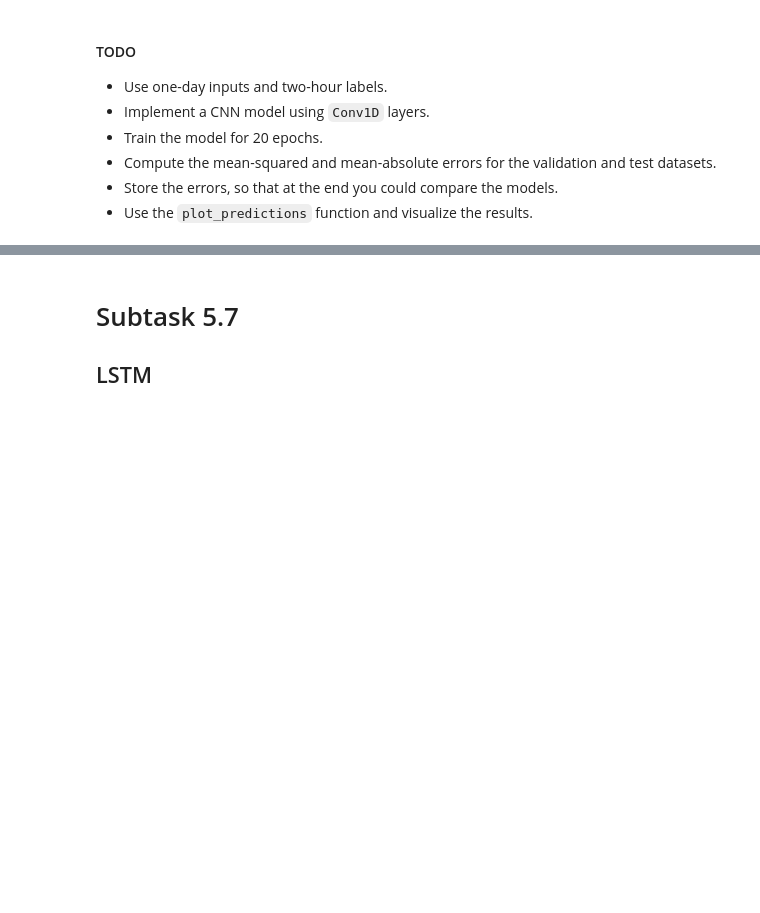
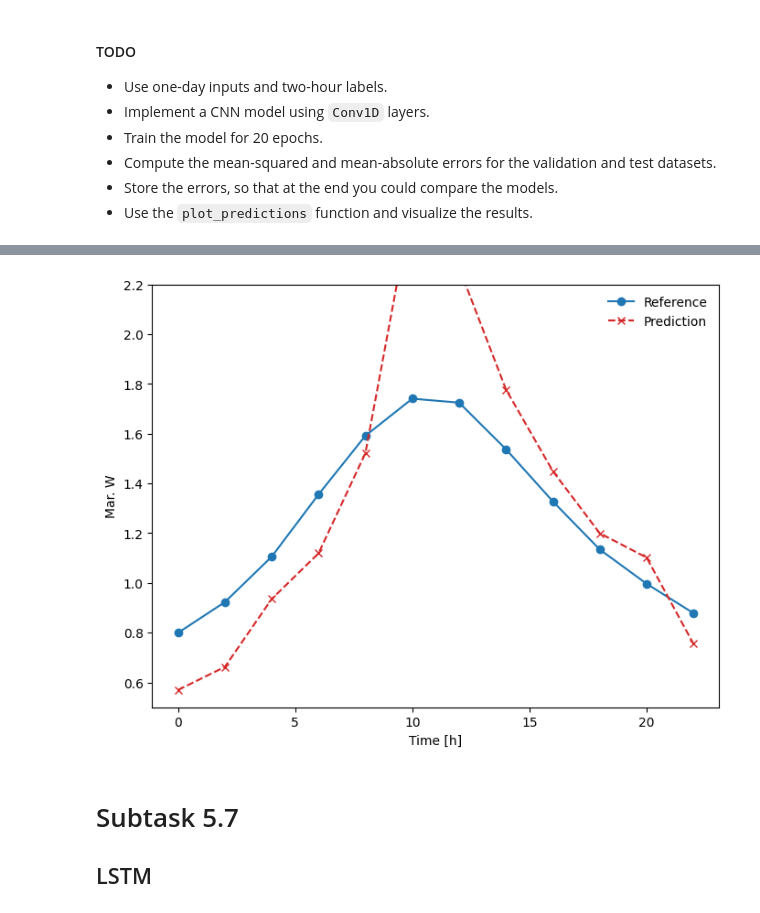
Before and after one commit to fehimecapar/DeepLearning, a Jupyter notebook: Task_05.ipynb, the cells around one changed output, grey strips where cells are left out. Cells and saved outputs as stored; diff of their text form; code cells hidden in the pictures; blank space fills up the shorter version.

```diff
--- a/Task_05.ipynb
+++ b/Task_05.ipynb
@@ -420,0 +574,22 @@ Note the changes:
+# %%
+# Build CNN model with correct output dimensions
+multi_step_cnn = tf.keras.Sequential([
+    tf.keras.layers.Conv1D(filters=32, kernel_size=3, activation='relu'),
+    tf.keras.layers.Flatten(),  # Add flatten layer to connect to dense layers
+    tf.keras.layers.Dense(units=32, activation='relu'),
+    tf.keras.layers.Dense(units=2 * len(df.columns)),  # Predict 2 time steps for all features
+    tf.keras.layers.Reshape([2, len(df.columns)])  # Reshape to match label shape [batch, 2, num_features]
+])
+
+# Compile and train
+multi_step_cnn.compile(
+    optimizer=tf.optimizers.Adam(),
+    loss=tf.losses.MeanSquaredError(),
+    metrics=[tf.metrics.MeanAbsoluteError()]
+)
+
+history = multi_step_cnn.fit(
+    wide_window.train,
+    epochs=20,
+    validation_data=wide_window.val
+)
@@ -420,0 +614,8 @@ Note the changes:
+# %%
+# Evaluate
+val_performance['Multi Step CNN'] = multi_step_cnn.evaluate(wide_window.val)
+performance['Multi Step CNN'] = multi_step_cnn.evaluate(wide_window.test, verbose=0)
+
+# Plot predictions
+plot_predictions(wide_window, multi_step_cnn)
+# %% [output]
@@ -421,3 +624,4 @@ Note the changes:
+[figure, added]
 # %% [markdown]
 # Subtask 5.7
 
```
Also changed, not shown: parts of 53 cells of this notebook.
